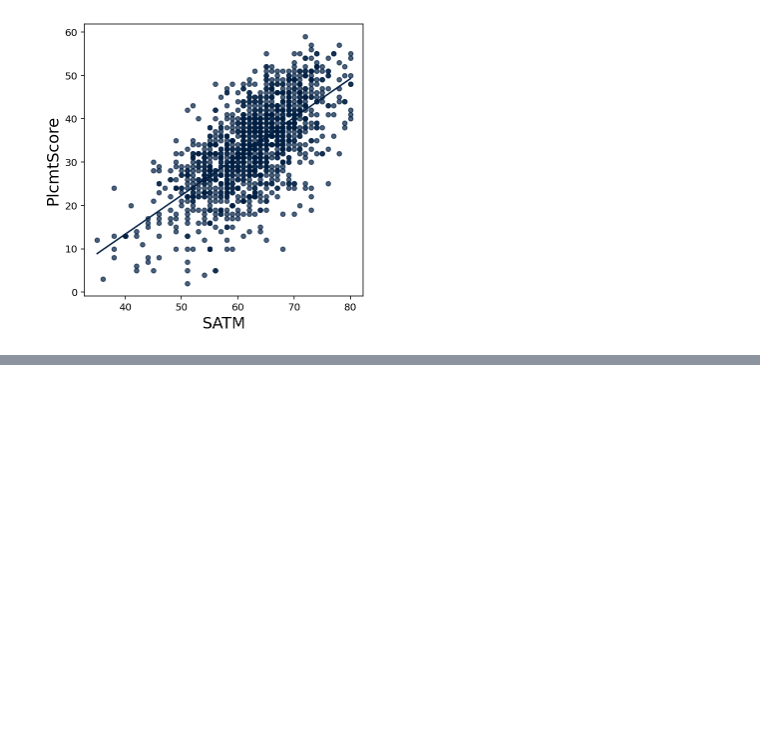
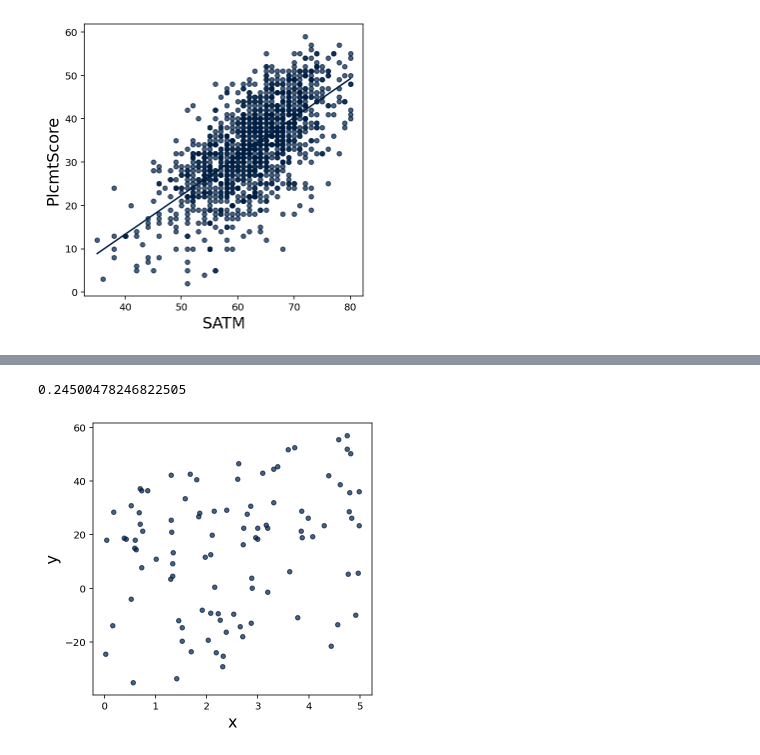
Before and after one commit to StevenClontz/exploring-math-technology, a Jupyter notebook: notebooks/python.ipynb, the cells around one changed output, grey strips where cells are left out. Drawn from its saved outputs; the diff is of its cells as text; code cells hidden in the pictures; blank space fills up the shorter version.

```diff
--- a/notebooks/python.ipynb
+++ b/notebooks/python.ipynb
@@ -653,0 +668,7 @@ testing_table.where("PlcmtScore",are.above(0)).where("SATM",are.above(0)).select
+# %%
+t = Table().with_correlated_columns(noise=40,slope=4)
+t.scatter("x")
+t.correlation("x","y")
+# %% [output]
+0.24500478246822505
+[figure, added]
```
Also changed, not shown: parts of 16 cells of this notebook, 4 other files.
